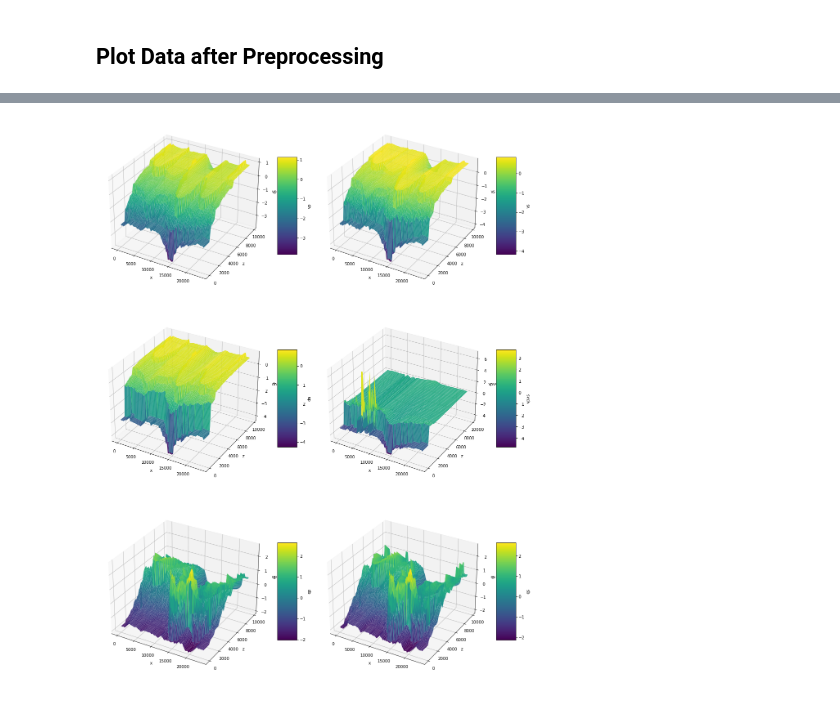
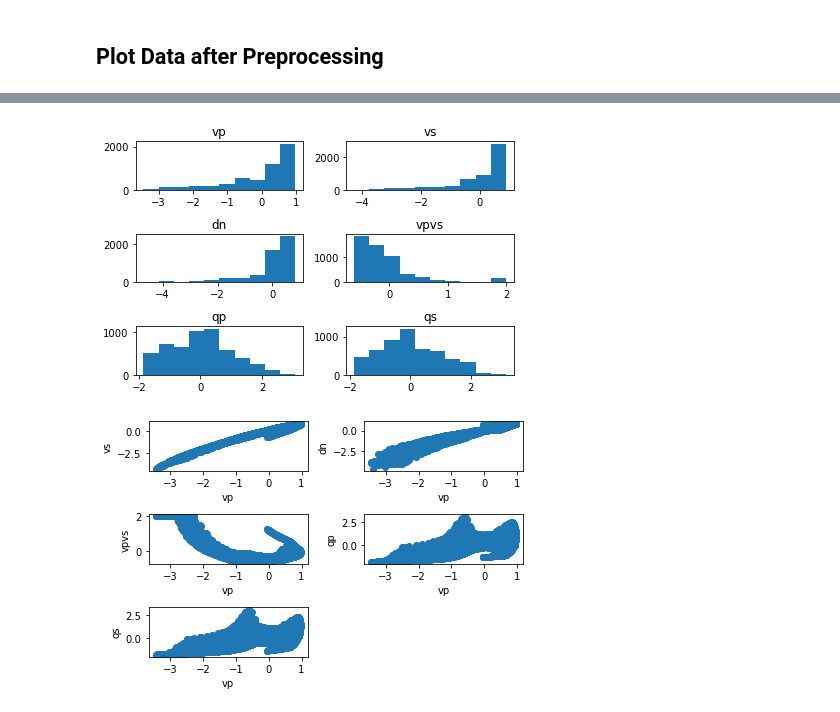
Before and after one commit to acse-yc220/finalProject, a Jupyter notebook: project.ipynb, the cells around one changed output, grey strips where cells are left out. Cells and saved outputs as stored; diff of their text form; code cells hidden in the pictures.

```diff
--- a/project.ipynb
+++ b/project.ipynb
@@ -4,7 +6,8 @@ from function import loadData, show_data, preprocessing, showDistribution, cross
 # %% [markdown]
 ## Load Data
 # %%
-data = np.load('C:/Users/12928/Desktop/acse9/SyntheticDatasets/Model5b/output_fields.npz')
+data = np.load('C:/Users/12928/Desktop/SyntheticDatasets/Model5b/output_fields_smooth.npz')
+
 data_list = loadData(data)
 # %% [markdown]
 ## Plot Input Data
@@ -22,0 +27,2 @@ crossplot(data_list)
+# %%
+new_data,data_noNan,remove_list = removenans(data)
@@ -26,0 +44,9 @@ data_new = preprocessing(data_list)
+# %%
+# I am unsure about what is happening with Standard Scaler
+# Try replacing it with a normalization funciton that you write from scratch
+#- remove the mean
+#- divide by the variance
+# Example:
+
+data_preprocessing = preprocessing(data_noNan)
+#data_new = preprocessing(data_list)
@@ -37,4 +66,9 @@ showDistribution(data_new)
+# %%
+data_preprocessing[:,3]=np.clip(data_preprocessing[:,3],None,2)
+showDistribution(data_preprocessing[:,:-2])
+# %% [output]
+[figure, added]
 # %%
-crossplot(data_new)
+crossplot(data_preprocessing)
 # %% [output]
-[figure, old version]
+[figure, new version]
```
Also changed, not shown: parts of 16 cells of this notebook, 1 other file.
